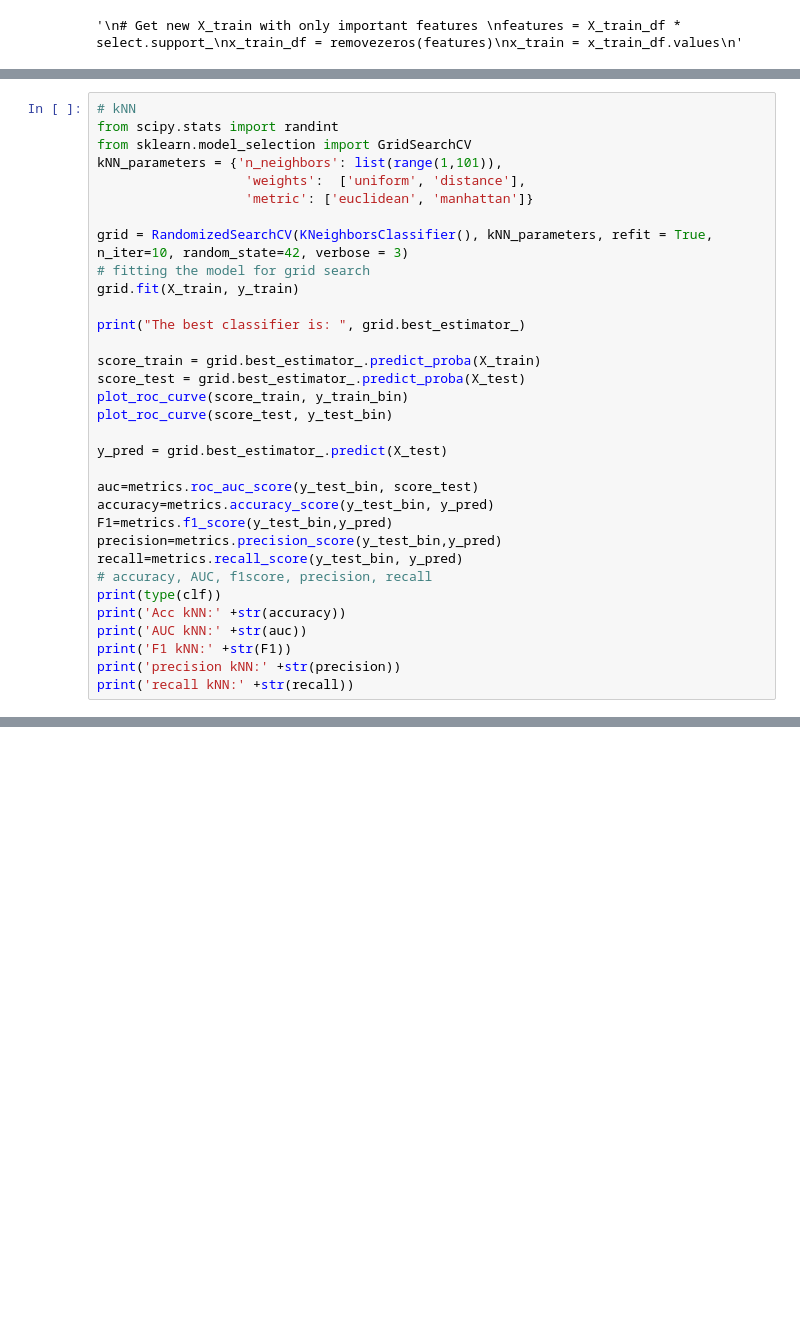
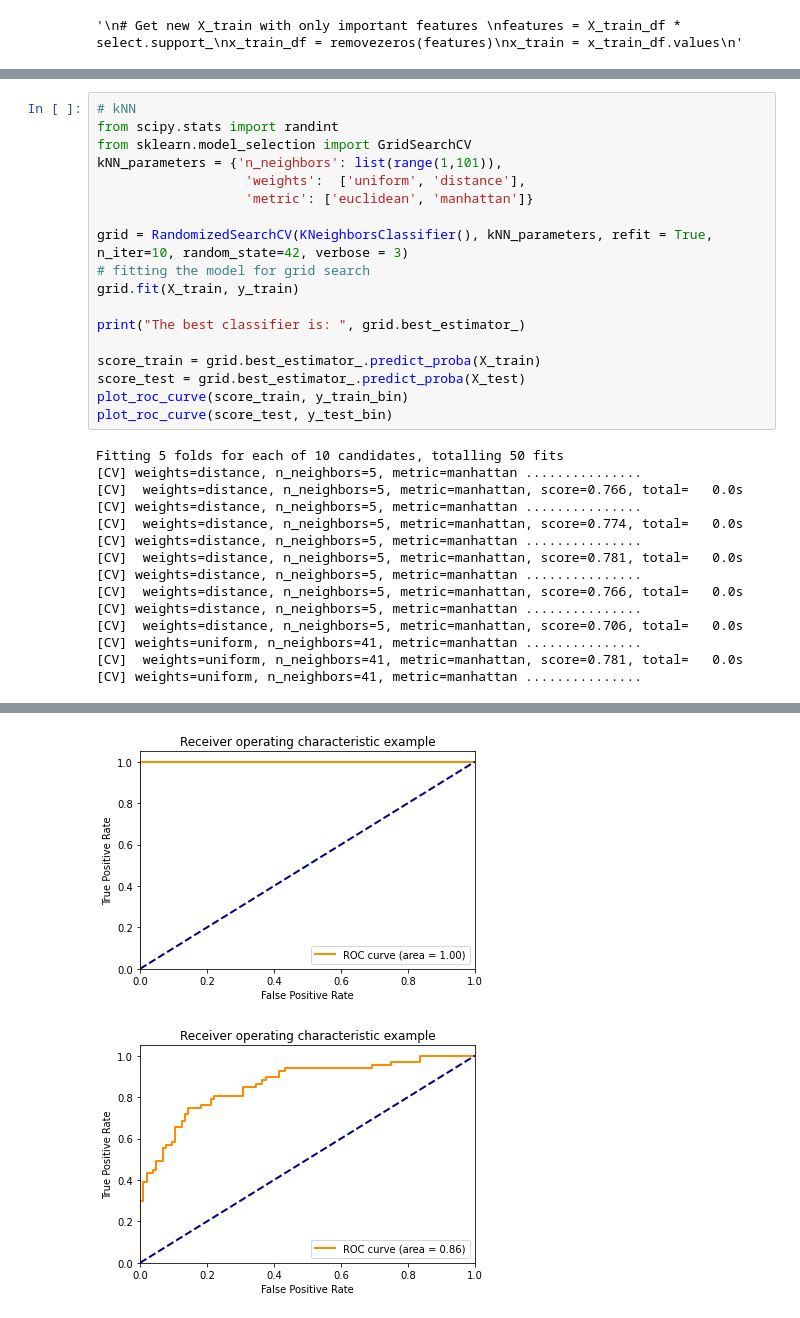
Before and after one commit to SabinevanMierlo/TM10007_PROJECT, a Jupyter notebook: assignment.ipynb, the cells around one changed output, grey strips where cells are left out. Drawn from its saved outputs; the diff is of its cells as text; blank space fills up the shorter version.

```diff
--- a/assignment.ipynb
+++ b/assignment.ipynb
@@ -411,18 +388,18 @@ score_train = grid.best_estimator_.predict_proba(X_train)
 score_test = grid.best_estimator_.predict_proba(X_test)
 plot_roc_curve(score_train, y_train_bin)
 plot_roc_curve(score_test, y_test_bin)
-
-y_pred = grid.best_estimator_.predict(X_test)
-
-auc=metrics.roc_auc_score(y_test_bin, score_test)
-accuracy=metrics.accuracy_score(y_test_bin, y_pred)
-F1=metrics.f1_score(y_test_bin,y_pred)
-precision=metrics.precision_score(y_test_bin,y_pred)
-recall=metrics.recall_score(y_test_bin, y_pred)
-# accuracy, AUC, f1score, precision, recall
-print(type(clf))
-print('Acc kNN:' +str(accuracy))
-print('AUC kNN:' +str(auc))
-print('F1 kNN:' +str(F1))
-print('precision kNN:' +str(precision))
-print('recall kNN:' +str(recall))
+# %% [output]
+Fitting 5 folds for each of 10 candidates, totalling 50 fits
+[CV] weights=distance, n_neighbors=5, metric=manhattan ...............
+[CV]  weights=distance, n_neighbors=5, metric=manhattan, score=0.766, total=   0.0s
+[CV] weights=distance, n_neighbors=5, metric=manhattan ...............
+[CV]  weights=distance, n_neighbors=5, metric=manhattan, score=0.774, total=   0.0s
+[CV] weights=distance, n_neighbors=5, metric=manhattan ...............
+[CV]  weights=distance, n_neighbors=5, metric=manhattan, score=0.781, total=   0.0s
+[CV] weights=distance, n_neighbors=5, metric=manhattan ...............
+[CV]  weights=distance, n_neighbors=5, metric=manhattan, score=0.766, total=   0.0s
+[CV] weights=distance, n_neighbors=5, metric=manhattan ...............
+[CV]  weights=distance, n_neighbors=5, metric=manhattan, score=0.706, total=   0.0s
+[CV] weights=uniform, n_neighbors=41, metric=manhattan ...............
+[CV]  weights=uniform, n_neighbors=41, metric=manhattan, score=0.781, total=   0.0s
+[CV] weights=uniform, n_neighbors=41, metric=manhattan ...............
@@ -429,3 +427,5 @@ print('recall kNN:' +str(recall))
+[figure, added]
+[figure, added]
 # %%
 # Random forest
 forest_parameters = {'n_estimators': list(range(50,301)),
```
Also changed, not shown: parts of 8 cells of this notebook.
